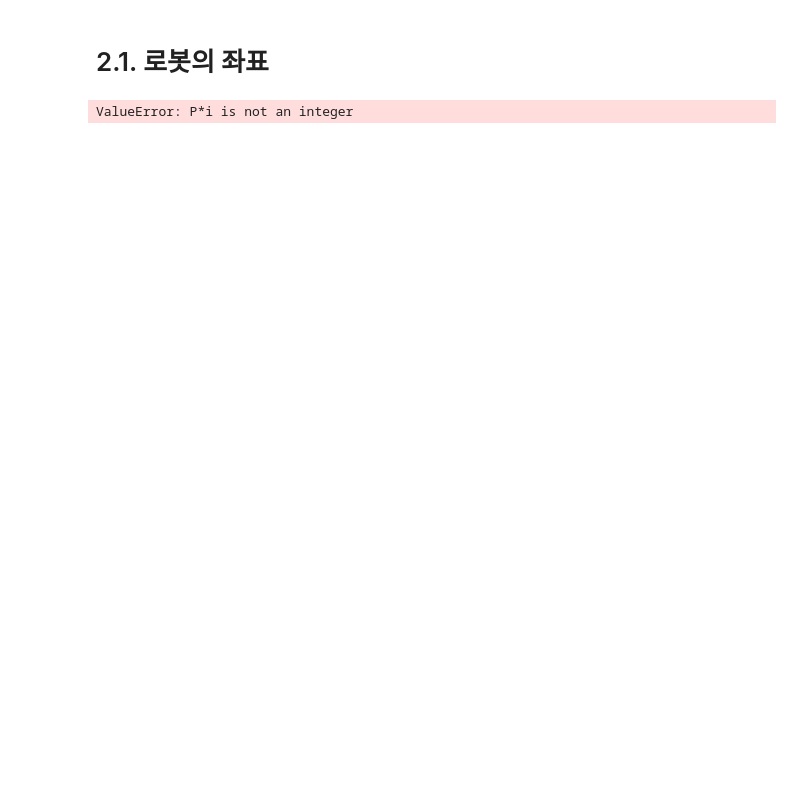
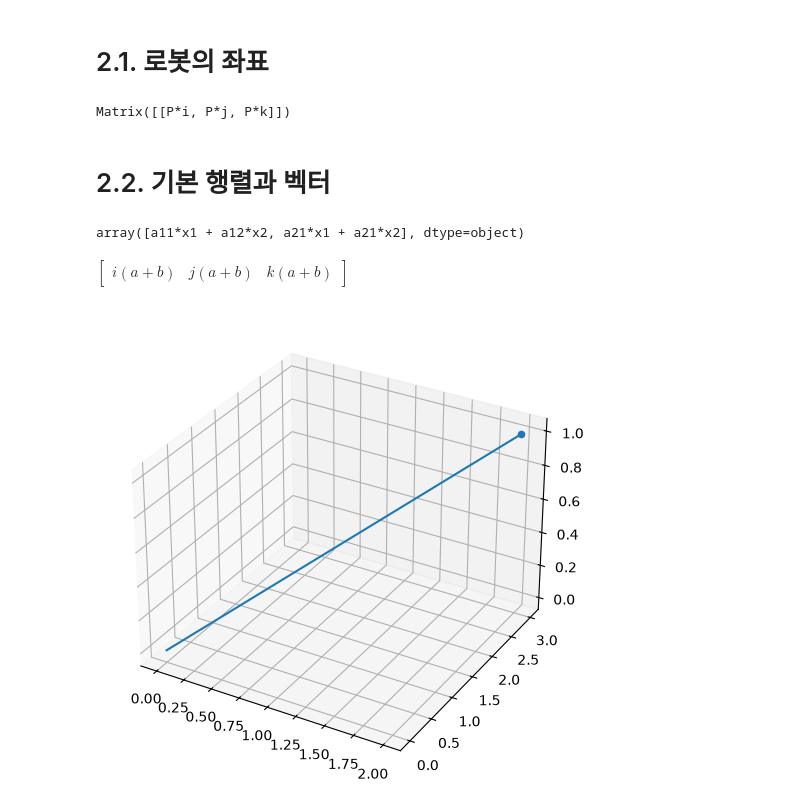
Before and after one commit to qlkdkd/robotics, a Jupyter notebook: code/chap3/chap2.ipynb, the cells around one changed output. Saved outputs shown, nothing was run; the diff lists cells and outputs as text; code cells hidden in the pictures; blank space fills up the shorter version.

```diff
--- a/code/chap3/chap2.ipynb
+++ b/code/chap3/chap2.ipynb
@@ -7,7 +7,50 @@ import numpy as np
 p = sp.symbols('P')
 i, j, k = sp.symbols('i j k')
 
-P = sp.Matrix(p*i, p*j, p*k)
+P = sp.Matrix([p*i, p*j, p*k]).T
 print(P)
 # %% [output]
-ValueError: P*i is not an integer
+Matrix([[P*i, P*j, P*k]])
+# %% [markdown]
+# 2.2. 기본 행렬과 벡터
+# %%
+# 행렬곱
+x1, x2, a11, a12, a21, a22 = sp.symbols(
+    'x1 x2 a11 a12 a21 a22'
+)
+
+A = np.array([
+    [a11, a12],
+    [a21, a21]
+])
+x = np.array([x1, x2])
+
+y = A@x
+y
+# %% [output]
+array([a11*x1 + a12*x2, a21*x1 + a21*x2], dtype=object)
+# %%
+# 단위벡터
+a, b, i, j, k = sp.symbols('a b i j k')
+
+a_vec = np.array([a*i, a*j, a*k])
+b_vec = np.array([b*i, b*j, b*k])
+
+c = a_vec + b_vec
+sp.simplify(c)
+# %% [output]
+$\displaystyle \left[\begin{matrix}i \left(a + b\right) & j \left(a + b\right) & k \left(a + b\right)\end{matrix}\right]$
+# %%
+# ex 2.1
+import matplotlib.pyplot as plt
+fig = plt.figure(figsize=(8, 6))
+ax = fig.add_subplot(111, projection='3d')
+
+o = [0, 0, 0]
+a = [2, 3, 1]
+ax.scatter(a[0], a[1], a[2], marker='o')
+ax.plot([o[0], a[0]], [o[1], a[1]], [o[2], a[2]])
+
+plt.show()
+# %% [output]
+[figure, added]
```
Also changed, not shown: parts of 2 cells of this notebook.
